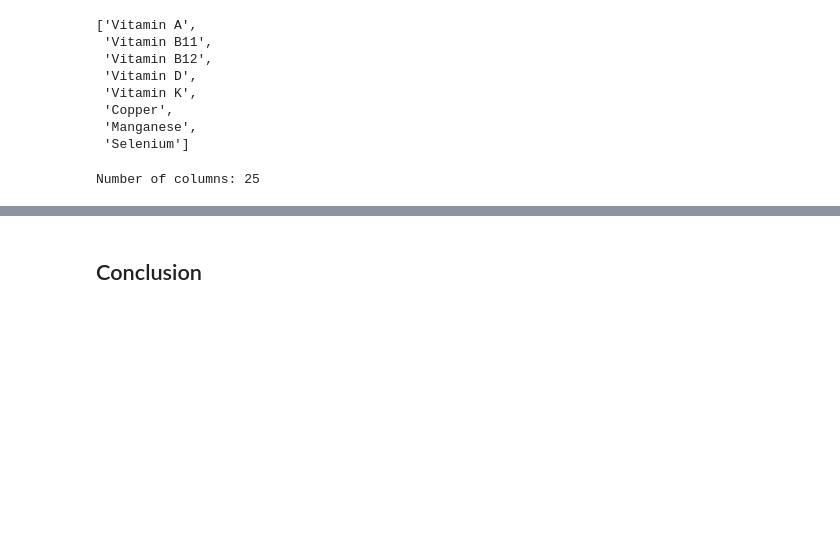
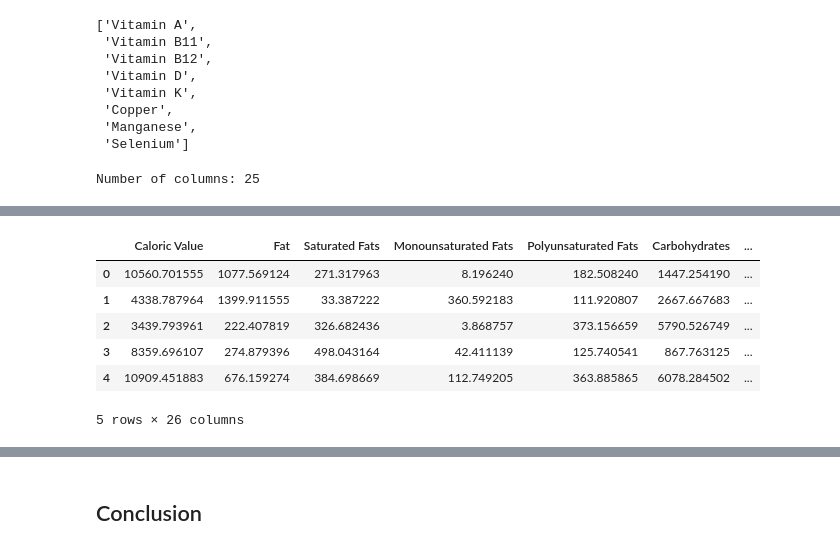
Before and after one commit to Sulbae/OlahGizi-Project, a Jupyter notebook: Nutrition Prediction Model/notebook.ipynb, the cells around one changed output, grey strips where cells are left out. Saved outputs shown, nothing was run; the diff lists cells and outputs as text; code cells hidden in the pictures; blank space fills up the shorter version.

```diff
--- a/Nutrition Prediction Model/notebook.ipynb
+++ b/Nutrition Prediction Model/notebook.ipynb
@@ -909,0 +918,10 @@ NameError: name 'model' is not defined
+# %%
+dummy_data.head()
+# %% [output]
+|  | Caloric Value | Fat | Saturated Fats | Monounsaturated Fats | Polyunsaturated Fats | Carbohydrates | ... |
+| 0 | 10560.701555 | 1077.569124 | 271.317963 | 8.196240 | 182.508240 | 1447.254190 | ... |
+| 1 | 4338.787964 | 1399.911555 | 33.387222 | 360.592183 | 111.920807 | 2667.667683 | ... |
+| 2 | 3439.793961 | 222.407819 | 326.682436 | 3.868757 | 373.156659 | 5790.526749 | ... |
+| 3 | 8359.696107 | 274.879396 | 498.043164 | 42.411139 | 125.740541 | 867.763125 | ... |
+| 4 | 10909.451883 | 676.159274 | 384.698669 | 112.749205 | 363.885865 | 6078.284502 | ... |
+5 rows × 26 columns
```
Also changed, not shown: parts of 15 cells of this notebook.
